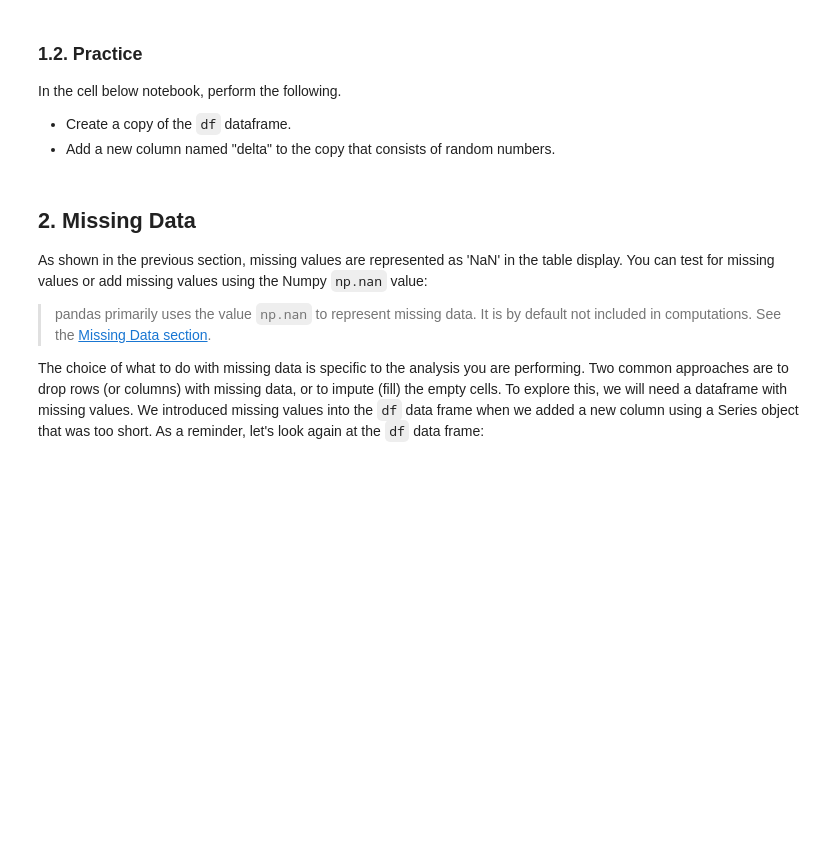
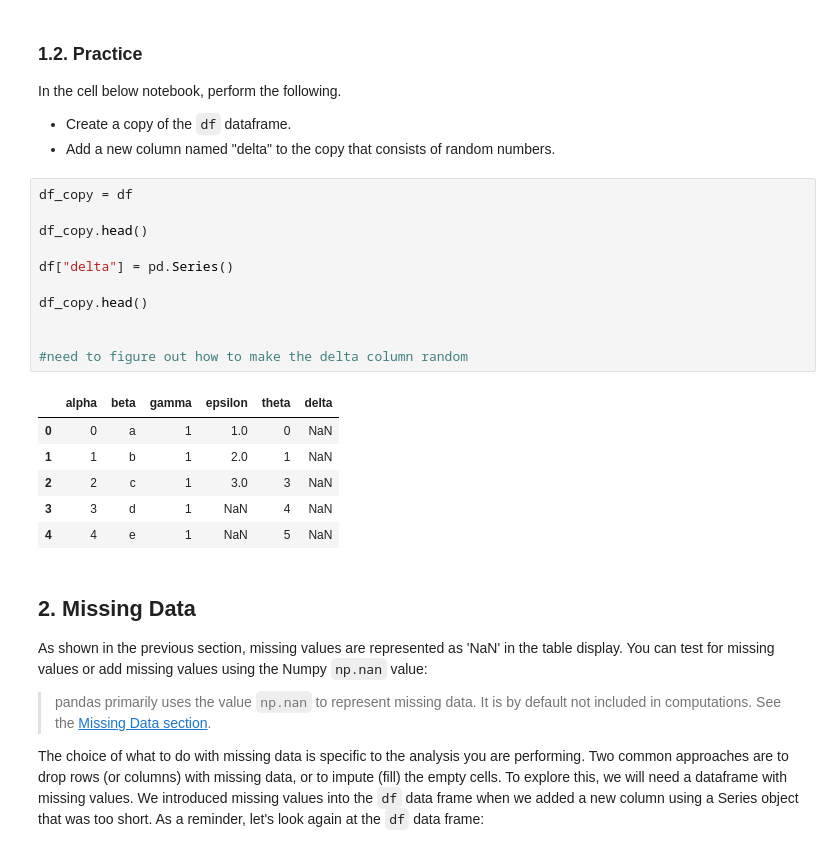
Before and after one commit to edomsic/Data-Analytics-With-Python, a Jupyter notebook: Module2-Data_Analytics/A04-Pandas_Part2.ipynb, the cells around one changed output. Cells and saved outputs as stored; diff of their text form; blank space fills up the shorter version.

```diff
--- a/Module2-Data_Analytics/A04-Pandas_Part2.ipynb
+++ b/Module2-Data_Analytics/A04-Pandas_Part2.ipynb
@@ -103,6 +154,24 @@ In the cell below notebook, perform the following.
 
 + Create a copy of the `df` dataframe.
 + Add a new column named "delta" to the copy that consists of random numbers.
+# %%
+df_copy = df
+
+df_copy.head()
+
+df["delta"] = pd.Series()
+
+df_copy.head()
+
+
+#need to figure out how to make the delta column random
+# %% [output]
+|  | alpha | beta | gamma | epsilon | theta | delta |
+| 0 | 0 | a | 1 | 1.0 | 0 | NaN |
+| 1 | 1 | b | 1 | 2.0 | 1 | NaN |
+| 2 | 2 | c | 1 | 3.0 | 3 | NaN |
+| 3 | 3 | d | 1 | NaN | 4 | NaN |
+| 4 | 4 | e | 1 | NaN | 5 | NaN |
 # %% [markdown]
 ## 2. Missing Data
 
```
Also changed, not shown: parts of 25 cells of this notebook, 3 other files.
